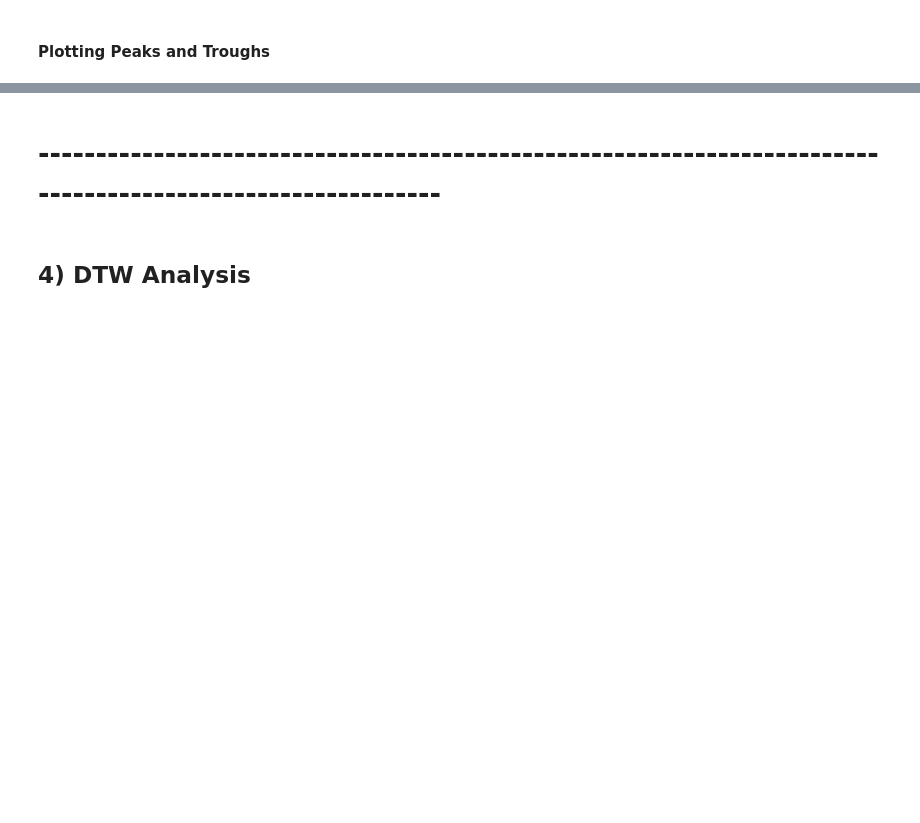
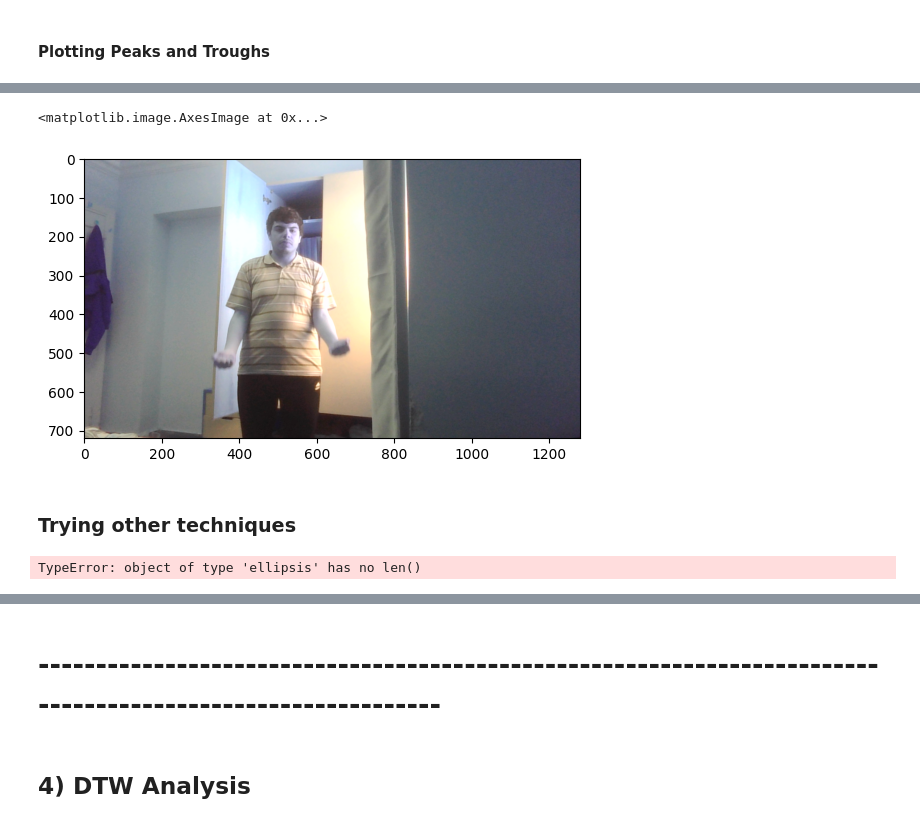
Before and after one commit to amromeshref/Workout-Form-Assessment, a Jupyter notebook: notebook/3-DTW-On-Bicep.ipynb, the cells around one changed output, grey strips where cells are left out. Saved outputs shown, nothing was run; the diff lists cells and outputs as text; code cells hidden in the pictures; blank space fills up the shorter version.

```diff
--- a/notebook/3-DTW-On-Bicep.ipynb
+++ b/notebook/3-DTW-On-Bicep.ipynb
@@ -254,0 +402,7 @@ Text(0.5, 1.0, 'Angles Series with Peaks and Troughs')
+# %%
+plt.imshow(frames[250])
+# %% [output]
+<matplotlib.image.AxesImage at 0x...>
+[figure, added]
+# %% [markdown]
+### Trying other techniques
@@ -254,0 +441,18 @@ Text(0.5, 1.0, 'Angles Series with Peaks and Troughs')
+# %%
+frames_index = []
+for i in range(1,len(angles)+1):
+    frames_index.append(i)
+plt.plot(frames_index, angles, marker='o', linestyle='-')
+
+# Set labels and title
+plt.xlabel('Frame')
+plt.ylabel('Angle')
+plt.title('Angle over Frames')
+
+# Show grid
+plt.grid(True)
+
+# Show plot
+plt.show()
+# %% [output]
+TypeError: object of type 'ellipsis' has no len()
```
Also changed, not shown: parts of 28 cells of this notebook, 5 other files.
